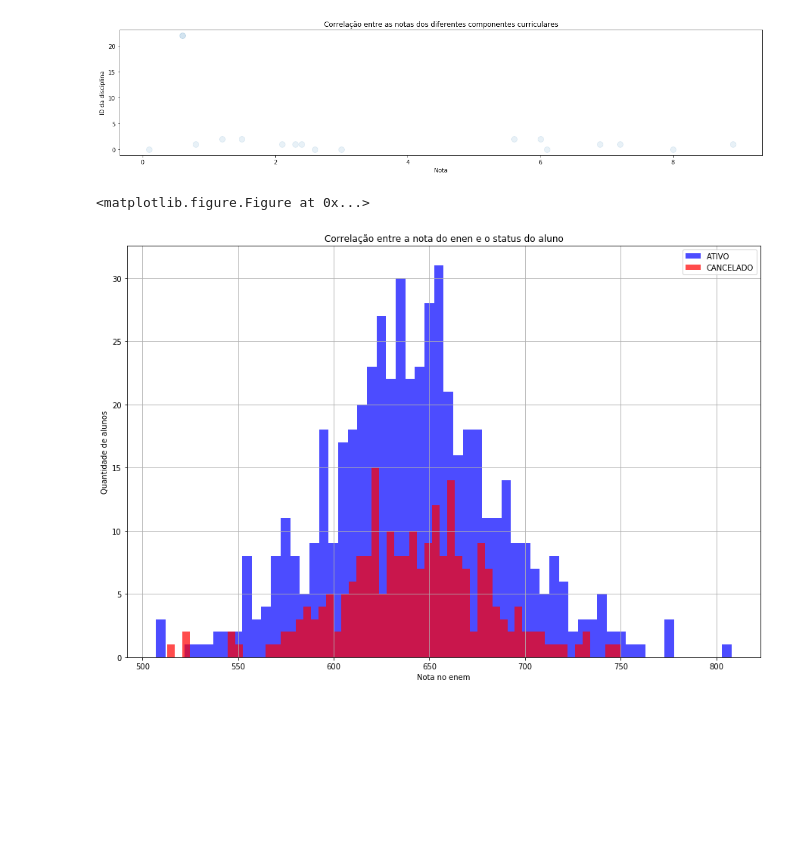
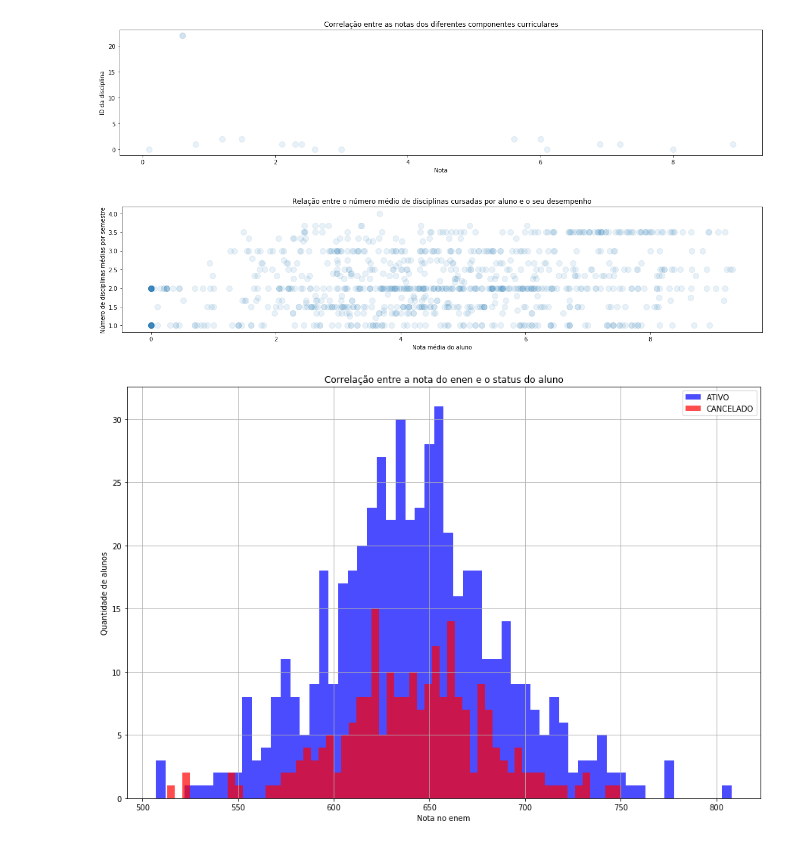
Before and after one commit to douglasboza/IMD0033_Probabilidade2017, a Jupyter notebook: p1/douglas_pinheiro_boza.ipynb, the cells around one changed output. Saved outputs shown, nothing was run; the diff lists cells and outputs as text; code cells hidden in the pictures; blank space fills up the shorter version.

```diff
--- a/p1/douglas_pinheiro_boza.ipynb
+++ b/p1/douglas_pinheiro_boza.ipynb
@@ -5,7 +5,7 @@ import numpy as np
 
 %matplotlib inline
 
-arquivo = 'imd_notas.xlsx'
+arquivo = 'imd_notas2.xlsx'
 excel = pd.ExcelFile(arquivo)
 print(excel.sheet_names)
 dados = excel.parse(0)
@@ -127,40 +127,40 @@ plt.scatter(X,Y, alpha=0.1, s=100)
 plt.show()
 # %% [output]
 [figure]
-# %%
-#5
-
-fig5 = plt.figure(figsize=(20,4))
-
-#dados["num_d"] = dados.loc[dados['ano_disciplina'] == 2015]['nota']
-
-#d = pd.pivot_table(df,index='ID',columns='subindex',values='count').fillna(0)
-
-#df = pd.DataFrame({'0':dados.loc[dados['disciplina_ID'] == 0]['nota'], })
-#dados2 = dados.loc[dados['disciplina_ID'] == 0]['nota']
-
-#print(dados.groupby(['a_ID', 'ano_disciplina'])['periodo_disciplina'].value_counts().head())
-
-#print(dadosembedded-picture'a_ID', 'ano_disciplina', 'periodo_disciplina']))
-
-#print(dados.pivot_table(index=["a_ID", 'ano_disciplina'], values="periodo_disciplina", aggfunc=np.mean).head())
-
-#for aluno in dados.groupby(['a_ID']):
- #   print(aluno["ano_disciplina"])
-
-#print(dados.groupby(['CEP', 'status.disciplina'])['status.disciplina'].value_counts())
-
-#Y = dados.groupby(['a_ID', 'ano_disciplina'])['periodo_disciplina'].value_counts()
-#X = dados.groupby(['a_ID', 'ano_disciplina', 'periodo_disciplina'])['nota'].mean()
-#plt.scatter(X,Y, alpha=0.1, s=100)
-
-#plt.title("Relação entre o número médio de disciplinas cursadas por aluno e o seu desempenho")
-#plt.xlabel("Número de disciplinas")
-#plt.ylabel("Nota média do aluno")
-
-#plt.show()
-# %% [output]
-<matplotlib.figure.Figure at 0x...>
+# %%
+#5
+
+
+dados["num_aux"]= 1
+num_disciplinas = dados
+num_disciplinas = num_disciplinas.groupby(['a_ID'])['num_aux'].sum().reset_index().set_index("a_ID")
+
+num_semestres = pd.DataFrame()
+num_semestres["num_semestres"] = dados.drop_duplicates(['a_ID', 'ano_disciplina', 'periodo_disciplina'])['a_ID'].value_counts()
+num_semestres = num_semestres.reset_index().set_index("index")
+num_semestres.index.names = ['a_ID']
+
+nota_media = dados
+nota_media = nota_media.groupby(['a_ID'])['nota'].mean()
+
+num_disciplinas["media_disciplinas"] = num_disciplinas["num_aux"]/num_semestres["num_semestres"]
+num_disciplinas["media_nota"] = dados.groupby(['a_ID'])['nota'].mean()
+
+
+fig5 = plt.figure(figsize=(20,4))
+
+
+Y = num_disciplinas["media_disciplinas"]
+X = num_disciplinas["media_nota"]
+plt.scatter(X,Y, alpha=0.1, s=100)
+
+plt.title("Relação entre o número médio de disciplinas cursadas por aluno e o seu desempenho")
+plt.ylabel("Número de disciplinas médias por semestre")
+plt.xlabel("Nota média do aluno")
+
+plt.show()
+# %% [output]
+[figure, added]
 # %%
 #6
 
```
